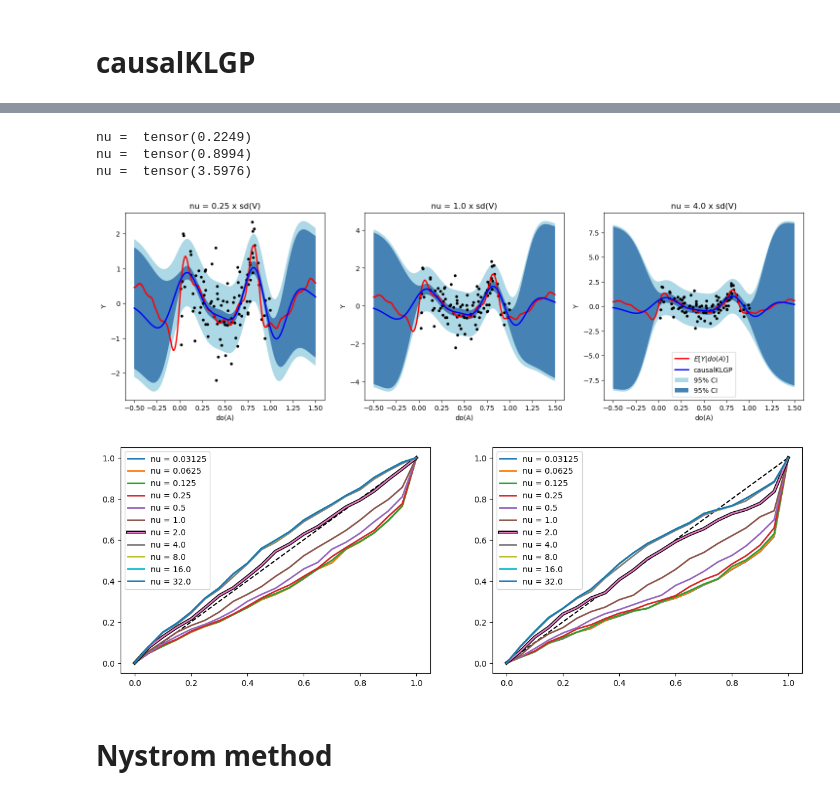
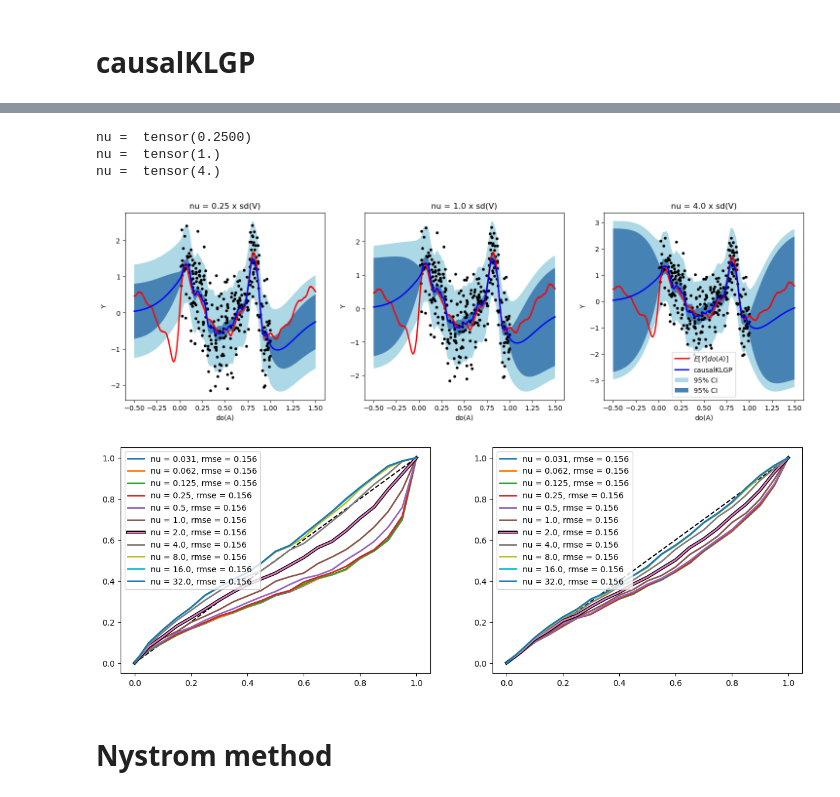
Before and after one commit to HWDance/impspec, a Jupyter notebook: experiments/Abelation.ipynb, the cells around one changed output, grey strips where cells are left out. Drawn from its saved outputs; the diff is of its cells as text; code cells hidden in the pictures.

Commit message:
Updated BayesIMP, Abelation study + other bits

```diff
--- a/experiments/Abelation.ipynb
+++ b/experiments/Abelation.ipynb
@@ -26,7 +26,7 @@ from src.dgps import *
 # DGP set up
 torch.random.manual_seed(1)
 d = 5
-train_samples = 100
+train_samples = 300
 test_samples = 1000
 noise_variance = 0.5
 input_distribution = torch.distributions.uniform.Uniform(0,1)
@@ -186,0 +69,15 @@ iter 400 loss:  tensor(-39007.6875)
+# %%
+"""Initialising model"""
+model = BayesIMP(Kernel_A = GaussianKernel,
+                   Kernel_V = GaussianKernel,
+                   Kernel_Z = [],
+                   dim_A = A.size()[1],
+                   dim_V = V.size()[1],
+                   samples = 10**5,
+                   exact = True)
+
+learn_rate = 0.1
+niter = 500
+
+""" Training full model """
+model.train(Y,A,V,niter,learn_rate, optimise_measure = False, mc_samples = 1000)
@@ -241,8 +128,8 @@ nu =  tensor(3.5976) negMLL(Y) =  tensor(92.5175)
 # causalKLGP
 # %%
 """Initialising model"""
-model = causalKLGP(Kernel_A = GaussianKernel,
-                   Kernel_V = GaussianKernel,
+model = causalKLGP(Kernel_A = GammaExponentialKernel,
+                   Kernel_V = GammaExponentialKernel,
                    Kernel_Z = [],
                    dim_A = A.size()[1],
                    dim_V = V.size()[1],
@@ -253,10 +140,11 @@ niter = 500
 learn_rate = 0.1
 
 nulist = 2**torch.linspace(-5,5,11)
-levels = torch.tensor([0.5,0.75,0.9,0.95])
+levels = torch.tensor([0.1,0.3,0.5,0.7,0.9])
 
-Post_levels, Calibration_losses = model.calibrate(Y, V, A, nulist, niter = niter, levels = levels, learn_rate = learn_rate)
-best_ind = torch.where(Calibration_losses == Calibration_losses.min())[0]
+Post_levels, Calibration_losses = model.calibrate(Y, V, A, nulist, niter = niter, levels = levels, learn_rate = learn_rate,
+                                                  calibrate_latent = True, calibrate_norm = 2)
+best_ind = torch.where(Calibration_losses == Calibration_losses.min())[0][0]
 nu_best = nulist[best_ind]
 print(Calibration_losses)
 # %% [output]
@@ -289,7 +177,7 @@ iter 400 P(V|A) loss:  tensor(-9.0591)
 # %%
 # Getting posterior moments and plotting results
 power_list = torch.linspace(-2,2,3)
-nulist = 2**power_list*(V.var()**0.5)
+nulist = 2**power_list
 
 fig,axs = plt.subplots(1,len(nulist),figsize = (18,5))
 
@@ -304,40 +192,42 @@ for k in range(len(nulist)):
     causalklgp_mu = causalklgp.post_mean(Y, A, V, doA).detach()
     causalklgp_var = causalklgp.post_var(Y, A, V, doA, reg = 1e-4, latent = True, nu = nulist[k]).detach()
     causalklgp_var_noise = causalklgp.post_var(Y, A, V, doA, reg = 1e-4, latent = False, nu = nulist[k]).detach()
 
     # Getting CI
     indices = torch.argsort(doA,0)[:,0]
     indices_train = torch.argsort(A,0)[:,0]
     Upper = (causalklgp_mu[indices][:,0]+z_val*torch.sqrt(torch.diag(causalklgp_var[indices])))
     Lower = (causalklgp_mu[indices][:,0]-z_val*torch.sqrt(torch.diag(causalklgp_var[indices])))
     Upper_noise = (causalklgp_mu[indices][:,0]+z_val*torch.sqrt(torch.diag(causalklgp_var_noise[indices])))
     Lower_noise = (causalklgp_mu[indices][:,0]-z_val*torch.sqrt(torch.diag(causalklgp_var_noise[indices])))
     print("nu = ", nulist[k])
 
     axs[k].plot(doA[indices],EYdoA[indices], label = r"$ E[Y|do(A)]$", color = "red", linewidth = 2)
     axs[k].plot(doA[indices],causalklgp_mu[indices], label = r"causalKLGP", color = "blue", linewidth = 2)
     axs[k].fill_between(doA[indices][:,0],Upper_noise,Lower_noise, color = "lightblue",alpha=1, edgecolor='none', label = "95% CI")
     axs[k].fill_between(doA[indices][:,0],Upper,Lower, color = "steelblue",alpha=1, edgecolor='none', label = "95% CI")
     #axs[k].scatter(doA[indices],YdoA[indices], label = r"$ Y|do(A)$", color = "grey", s=10, alpha = 1)
     axs[k].scatter(A,Y, s = 10, color = "black")
     axs[k].set_xlabel("do(A)")
     axs[k].set_ylabel("Y")
     axs[k].set_title("nu = " + str((2**power_list[k]).item())+" x sd(V)")
 
     Causalklgp_mu.append(causalklgp_mu)
     Causalklgp_var.append(causalklgp_var.diag())
     Causalklgp_var_noise.append(causalklgp_var_noise.diag())
 
 plt.legend()
 plt.show()
 # %% [output]
-nu =  tensor(0.2249)
-nu =  tensor(0.8994)
-nu =  tensor(3.5976)
+nu =  tensor(0.2500)
+nu =  tensor(1.)
+nu =  tensor(4.)
-[figure, old version]
+[figure, new version]
 # %%
 # Getting calibration plots
 outline=mpe.withStroke(linewidth=4, foreground='black')
+def _round(x, n):
+    return int(x*10**n)/10**n
 
 fig, axs = plt.subplots(1,2,figsize = (15,5))
 levels = torch.linspace(0,1,21)[:,None]
@@ -356,15 +246,16 @@ for k in range(len(nulist)):
     # Restricting to in sample distribution
     inds = ((doA[:,0]<=1)*(doA[:,0]>=0))
 
-    posterior_fraction_f = ((YdoA[inds,None] - mean[inds]).abs() <= var_noise[inds]**0.5 @ z_quantiles.T).float().mean(0)
-    posterior_fraction_y = ((EYdoA[inds] - mean[inds]).abs() <= var[inds]**0.5 @ z_quantiles.T).float().mean(0)
+    posterior_fraction_f = ((EYdoA[inds] - mean[inds]).abs() <= var[inds]**0.5 @ z_quantiles.T).float().mean(0)
+    posterior_fraction_y = ((YdoA[inds,None] - mean[inds]).abs() <= var_noise[inds]**0.5 @ z_quantiles.T).float().mean(0)
+    rmse = ((EYdoA[inds] - mean[inds])**2).mean()**0.5
 
-    axs[0].plot(levels,posterior_fraction_f, label = "nu = {0}".format(nulist[k]), lw = 2, path_effects = [outline]*(best_ind ==k))
-    axs[1].plot(levels,posterior_fraction_y, label = "nu = {0}".format(nulist[k]),lw = 2 , path_effects = [outline]*(best_ind ==k))
+    axs[0].plot(levels,posterior_fraction_f, label = "nu = {0}, rmse = {1}".format(_round(nulist[k],3), _round(rmse,3)), lw = 2, path_effects = [outline]*(best_ind ==k))
+    axs[1].plot(levels,posterior_fraction_y, label = "nu = {0}, rmse = {1}".format(_round(nulist[k],3), _round(rmse,3)),lw = 2 , path_effects = [outline]*(best_ind ==k))
     axs[0].legend()
     axs[1].legend()
 # %% [output]
-[figure, old version]
+[figure, new version]
 # %% [markdown]
 # Nystrom method
 # %%
```
Also changed, not shown: parts of 11 cells of this notebook, 3 other files.
